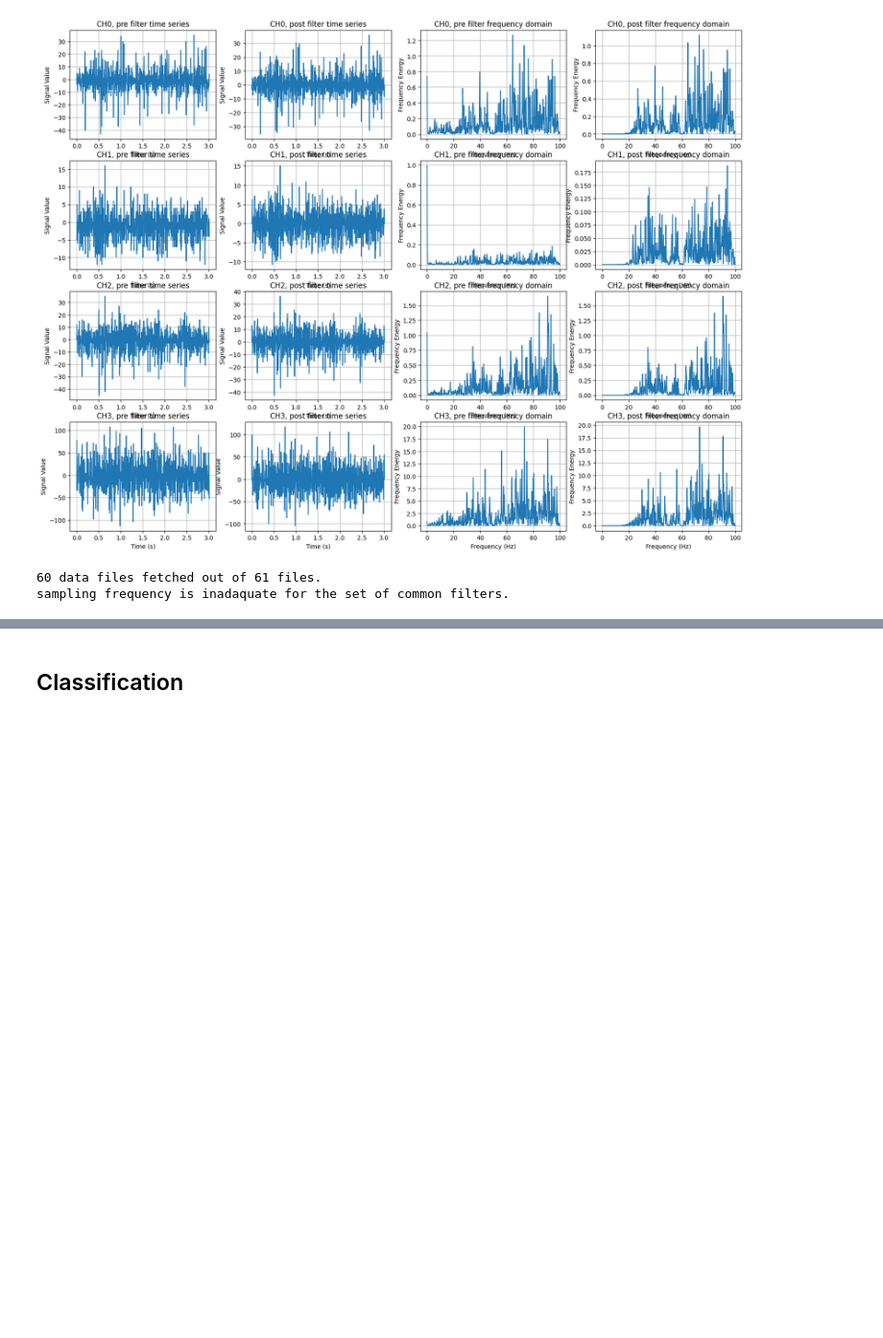
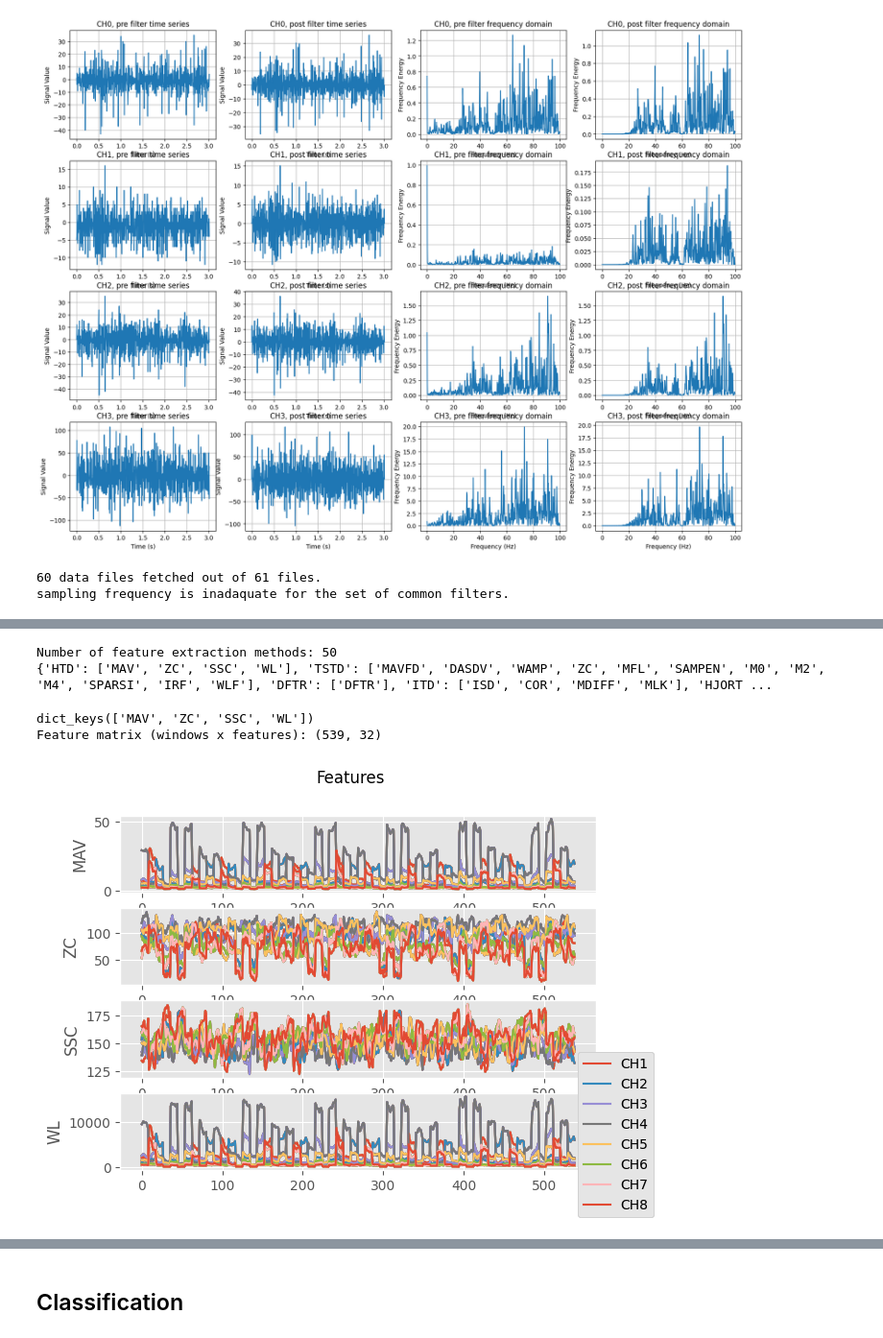
Before and after one commit to LibEMG/LibEMG_MEC24_Workshop, a Jupyter notebook: walkthrough.ipynb, the cells around one changed output, grey strips where cells are left out. Shown at 96% size. Cells and saved outputs as stored; diff of their text form; code cells hidden in the pictures; blank space fills up the shorter version.

Commit message:
Feature extraction
Added cells showing feature extraction functionality, including plots.

```diff
--- a/walkthrough.ipynb
+++ b/walkthrough.ipynb
@@ -128,0 +131,25 @@ sampling frequency is inadaquate for the set of common filters.
+# %%
+from libemg.feature_extractor import FeatureExtractor
+
+fe = FeatureExtractor()
+print(f"Number of feature extraction methods: {len(fe.get_feature_list())}")    # prints the accepted parameters for feature extraction
+print(fe.get_feature_groups())  # we also offer passing in a 'feature group'
+# %% [output]
+Number of feature extraction methods: 50
+{'HTD': ['MAV', 'ZC', 'SSC', 'WL'], 'TSTD': ['MAVFD', 'DASDV', 'WAMP', 'ZC', 'MFL', 'SAMPEN', 'M0', 'M2', 'M4', 'SPARSI', 'IRF', 'WLF'], 'DFTR': ['DFTR'], 'ITD': ['ISD', 'COR', 'MDIFF', 'MLK'], 'HJORT ...
+# %%
+# Features are returned as a dictionary by default
+feature_dict = fe.extract_features(['MAV', 'ZC', 'SSC', 'WL'], windows)
+print(feature_dict.keys())
+
+# We can also pass in the name of a feature group
+features = fe.extract_feature_group('HTD', windows, array=True) # set array=True to return a matrix
+print(f"Feature matrix (windows x features): {features.shape}")
+# %% [output]
+dict_keys(['MAV', 'ZC', 'SSC', 'WL'])
+Feature matrix (windows x features): (539, 32)
+# %%
+# Convenience methods to visualize features
+fe.visualize(feature_dict)
+# %% [output]
+[figure, added]
```
Also changed, not shown: parts of 6 cells of this notebook.
